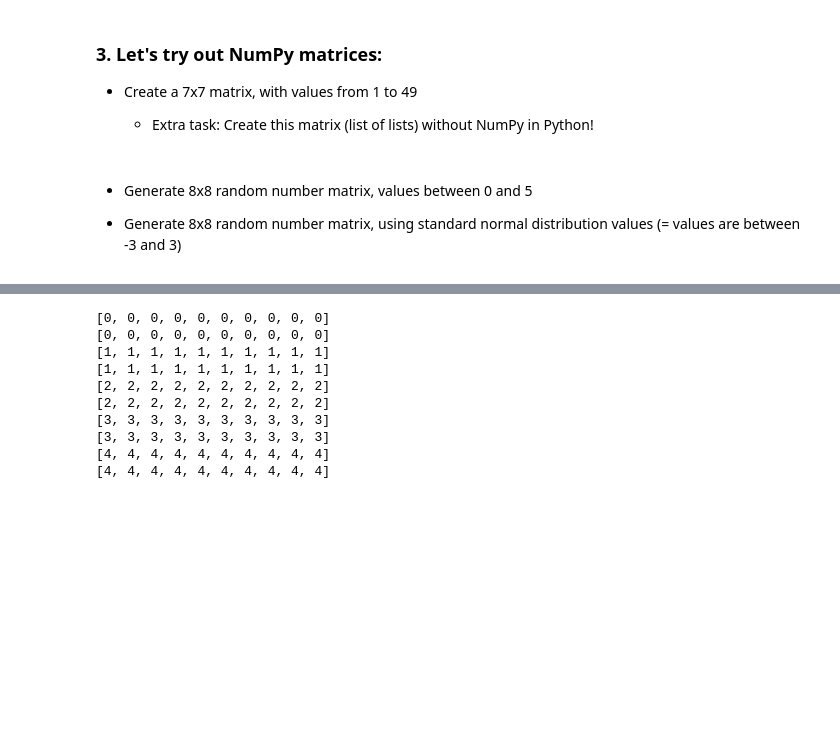
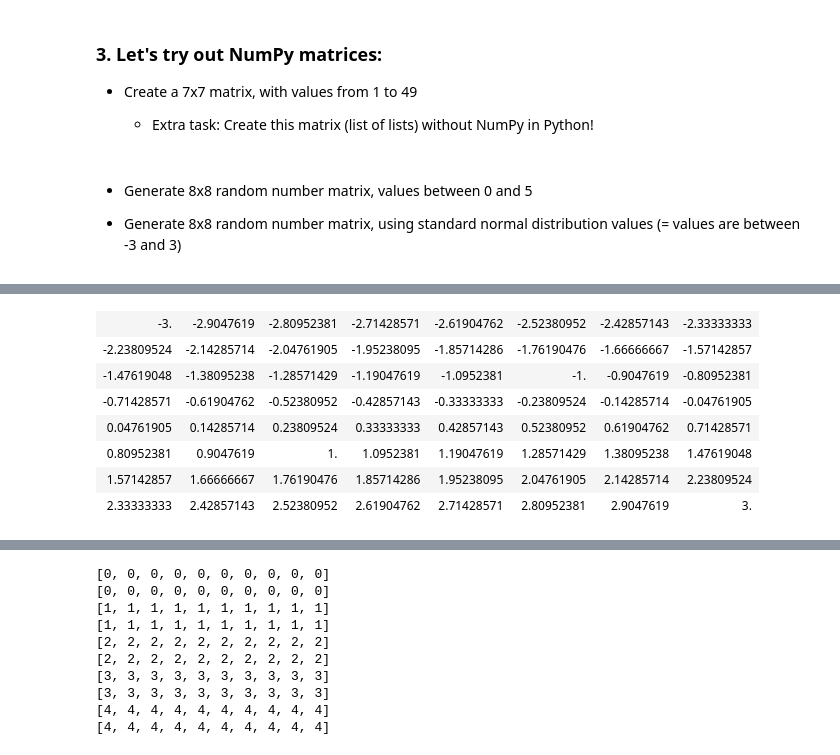
Before and after one commit to crypt0kitik/Introduction-to-Data-Analytics, a Jupyter notebook: Homework sets/SET 1/Exercise set 1.ipynb, the cells around one changed output, grey strips where cells are left out. Cells and saved outputs as stored; diff of their text form; code cells hidden in the pictures; blank space fills up the shorter version.

```diff
--- a/Homework sets/SET 1/Exercise set 1.ipynb
+++ b/Homework sets/SET 1/Exercise set 1.ipynb
@@ -233,3 +376,16 @@ data
+# %%
+# Generate 8x8 random number matrix, using standard normal distribution values (= values are between -3 and 3)
+data = np.linspace(-3, 3, 64).reshape(8, 8)
+data
+# %% [output]
+| -3. | -2.9047619 | -2.80952381 | -2.71428571 | -2.61904762 | -2.52380952 | -2.42857143 | -2.33333333 |
+| -2.23809524 | -2.14285714 | -2.04761905 | -1.95238095 | -1.85714286 | -1.76190476 | -1.66666667 | -1.57142857 |
+| -1.47619048 | -1.38095238 | -1.28571429 | -1.19047619 | -1.0952381 | -1. | -0.9047619 | -0.80952381 |
+| -0.71428571 | -0.61904762 | -0.52380952 | -0.42857143 | -0.33333333 | -0.23809524 | -0.14285714 | -0.04761905 |
+| 0.04761905 | 0.14285714 | 0.23809524 | 0.33333333 | 0.42857143 | 0.52380952 | 0.61904762 | 0.71428571 |
+| 0.80952381 | 0.9047619 | 1. | 1.0952381 | 1.19047619 | 1.28571429 | 1.38095238 | 1.47619048 |
+| 1.57142857 | 1.66666667 | 1.76190476 | 1.85714286 | 1.95238095 | 2.04761905 | 2.14285714 | 2.23809524 |
+| 2.33333333 | 2.42857143 | 2.52380952 | 2.61904762 | 2.71428571 | 2.80952381 | 2.9047619 | 3. |
 # %% [markdown]
 <h3><b>4. Create a linearly spaced… </b></h3>
 
```
Also changed, not shown: parts of 31 cells of this notebook.
